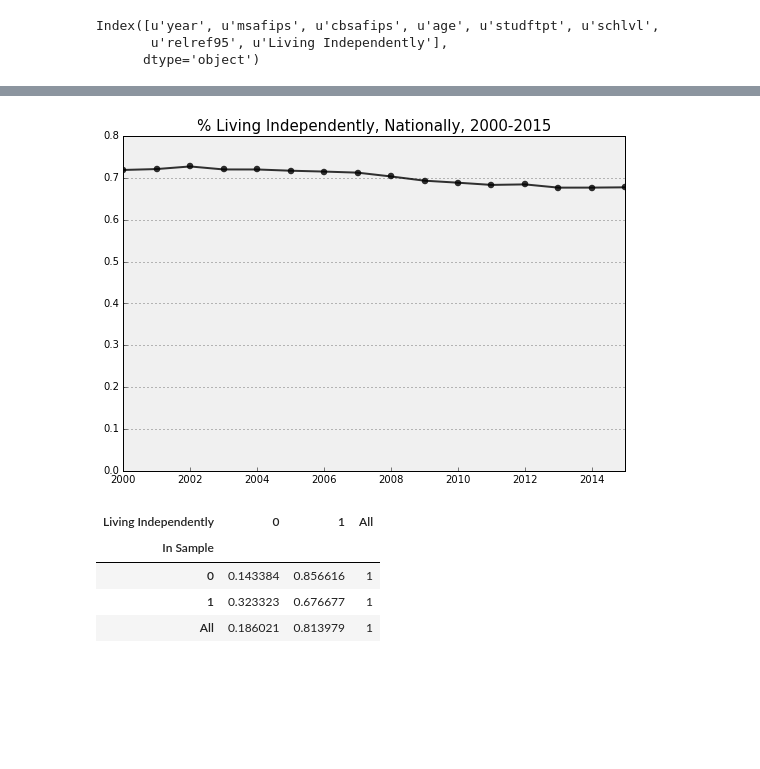
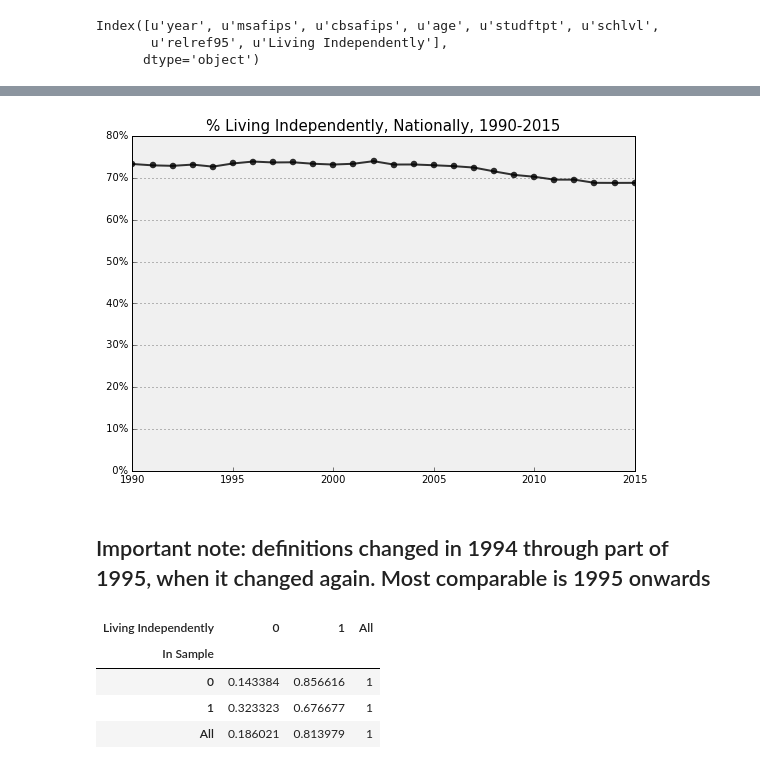
Before and after one commit to reeleis/snake_people, a Jupyter notebook: CPS_Processing_and_Results.ipynb, the cells around one changed output, grey strips where cells are left out. Saved outputs shown, nothing was run; the diff lists cells and outputs as text; code cells hidden in the pictures; blank space fills up the shorter version.

```diff
--- a/CPS_Processing_and_Results.ipynb
+++ b/CPS_Processing_and_Results.ipynb
@@ -21,11 +51,14 @@ len(matches)
 # %% [markdown]
 ### CBSAs look like they are available for 2005 onwards for all entries; CMSA might be available for all time
 # %%
-columns_to_keep = ['year', 'msafips', 'cbsafips', 'age', 'studftpt', 'schlvl', 'relref95']
+columns_to_keep = ['year', 'msafips', 'cbsafips', 'age', 'studftpt', 'schlvl', 'relref95', 'relref94', 'relaref']
 # %%
-def process_CPS_file(path):
+def process_CPS_file(path, limit_columns=True):
     print 'Processing {}'.format(path)
     df_in = pd.read_stata(path, convert_categoricals = False) #, columns=columns_to_keep)
+    if limit_columns:
+        keep = [c for c in df_in.columns.tolist() if c in columns_to_keep]
+        df_in = df_in[keep]
     df_in['In Sample'] = in_sample(df_in)
     df_in = df_in[df_in['In Sample'] == 1]
     return df_in
@@ -51,11 +109,3 @@ def in_sample(data):
-# %%
-def independently(data):
-    #if row['relref95'] in [1, 2, 3, 10, 12, 13, 14, 15, 16, 17 , 18]:
-#     if row['relref95'] in [1, 2, 3, 13, 14, 15, 16, 17 , 18]:
-#         return 1
-#     else:
-#         return 0
-    return data['relref95'].isin([1, 2, 3, 13, 14, 15, 16, 17 , 18]).apply(lambda x: 1 if x else 0)
 # %%
 def millenial(data):
     return ((data['age'] >= 18) & (data['age'] < 35) & ~((data['age'] < 25))).apply(lambda x: 1 if x else 0)
@@ -142,7 +187,7 @@ annotation_font = fm.FontProperties(family='Bitstream Vera Sans', style='normal'
 axis_bgcolor = '#f0f0f0'
 # %%
 # make a re-usable function to draw nice bar charts
-def line_chart(data, title='', xlabel='', ylabel='', color='k', ylim=None, filename=''):
+def line_chart(data, title='', xlabel='', ylabel='', color='k', ylim=None, filename='', legend_title='', legend_loc=''):
 
 #     ax = data.plot(kind='bar', figsize=[9, 6], width=0.6, alpha=0.6,
 #                    color=color, edgecolor='k', grid=False, ylim=ylim)
@@ -175,6 +220,11 @@ def line_chart(data, title='', xlabel='', ylabel='', color='k', ylim=None, filen
     ax.set_xlabel(xlabel, fontproperties=label_font)
     ax.set_ylabel(ylabel, fontproperties=label_font)
 
+    vals = ax.get_yticks()
+    ax.set_yticklabels(['{:3.0f}%'.format(x*100) for x in vals])
+
+    if legend_title: plt.legend(title=legend_title, loc=legend_loc)
+
     for label in ax.get_yticklabels():
         label.set_fontproperties(ticks_font)
 
@@ -190,9 +240,11 @@ df_plot[1].plot()
 # %%
 line_chart(df_plot[1], ylim=[0,0.8],
-          title = '% Living Independently, Nationally, 2000-2015',
+          title = '% Living Independently, Nationally, 1990-2015',
           filename='National.pdf')
 # %% [output]
-[figure, old version]
+[figure, new version]
+# %% [markdown]
+## Important note: definitions changed in 1994 through part of 1995, when it changed again. Most comparable is 1995 onwards
 # %%
 df2 = pd.read_stata(matches[0], convert_categoricals = False)
 # %%
```
Also changed, not shown: parts of 68 cells of this notebook.
